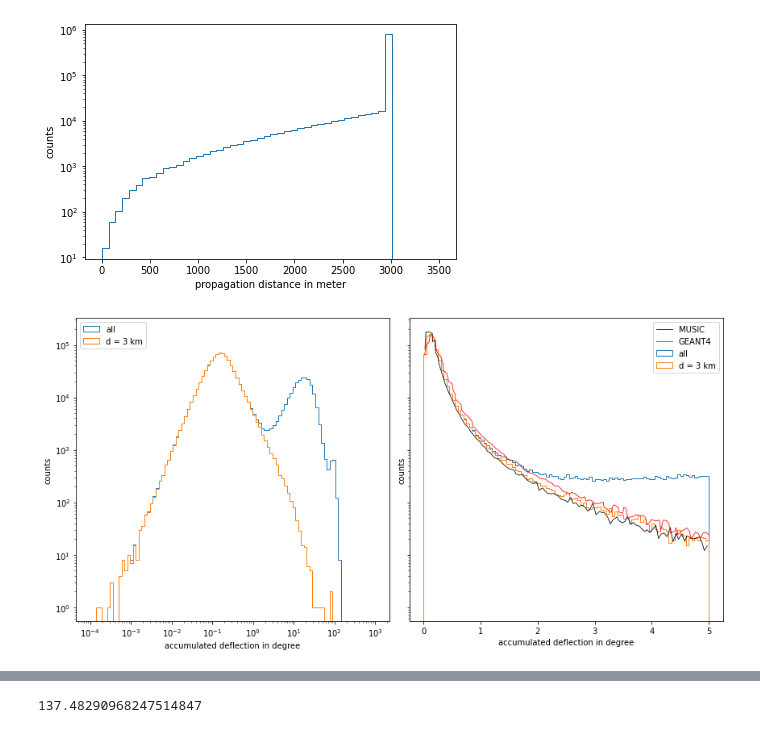
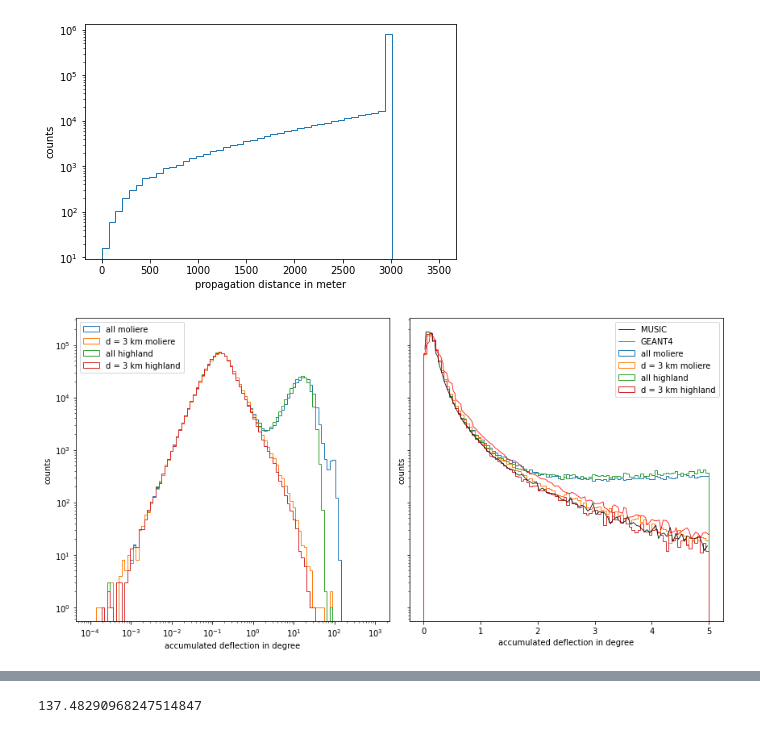
Before and after one commit to pascalgutjahr/muon-deflection-paper, a Jupyter notebook: deflection/compare_MUSIC.ipynb, the cells around one changed output, grey strips where cells are left out. Saved outputs shown, nothing was run; the diff lists cells and outputs as text; code cells hidden in the pictures.

```diff
--- a/deflection/compare_MUSIC.ipynb
+++ b/deflection/compare_MUSIC.ipynb
@@ -24,8 +24,8 @@ os.system('mkdir -p {}'.format(df_dir))
 # %% [output]
 0
 # %%
-df = pd.read_hdf('data/compare_MUSIC/MUSIC_2TeV_3km_water_final.hdf5')
-df
+df_moliere = pd.read_hdf('data/compare_MUSIC/MUSIC_2TeV_3km_water_final.hdf5')
+df_moliere
 # %% [output]
 |  | E_i | E_f | distances | deflection | x_dir_i | y_dir_i | z_dir_i | x_i | y_i | z_i | ... |
 | 0 | 2000.0 | 359.158419 | 3000.000000 | 0.129391 | 0.0 | 0.0 | 1.0 | 0.0 | 0.0 | 0.0 | ... |
@@ -41,6 +41,8 @@ df
 | 999999 | 2000.0 | 305.728388 | 3000.000000 | 0.093982 | 0.0 | 0.0 | 1.0 | 0.0 | 0.0 | 0.0 | ... |
 1000000 rows × 13 columns
 # %%
-E_i = df.E_i[0] * 1e3 # in MeV
-E_f = mode(df.E_f) * 1e3 # in MeV
-n_events = len(df)
+E_i = df_moliere.E_i[0] * 1e3 # in MeV
+E_f = mode(df_moliere.E_f) * 1e3 # in MeV
+n_events = len(df_moliere)
+# %%
+df_highland = pd.read_hdf('data/compare_MUSIC/MUSIC_2TeV_3km_water_final_highland.hdf5')
@@ -145,32 +91,38 @@ if save_plot:
 # %%
 # Deflection
 fig, ax = plt.subplots(1, 2, figsize=(12, 6), sharey=True)
 
 bins = np.logspace(-4, 3, 101)
-ax[0].hist(df.deflection, bins=bins, histtype='step', label='all')
-ax[0].hist(df.deflection[df.distances==3e3], bins=bins, histtype='step', label='d = 3 km')
+ax[0].hist(df_moliere.deflection, bins=bins, histtype='step', label='all moliere')
+ax[0].hist(df_moliere.deflection[df_moliere.distances==3e3], bins=bins, histtype='step', label='d = 3 km moliere')
+
+ax[0].hist(df_highland.deflection, bins=bins, histtype='step', label='all highland')
+ax[0].hist(df_highland.deflection[df_highland.distances==3e3], bins=bins, histtype='step', label='d = 3 km highland')
 ax[0].set_xscale('log')
 ax[0].set_yscale('log')
 ax[0].set_xlabel('accumulated deflection in degree')
 ax[0].set_ylabel('counts')
 ax[0].legend(loc='upper left')
 
 bins = np.linspace(0, 5, 101)
-ax[1].hist(df.deflection, bins=bins, histtype='step', label='all')
-ax[1].hist(df.deflection[df.distances==3e3], bins=bins, histtype='step', label='d = 3 km')
+ax[1].hist(df_moliere.deflection, bins=bins, histtype='step', label='all moliere')
+ax[1].hist(df_moliere.deflection[df_moliere.distances==3e3], bins=bins, histtype='step', label='d = 3 km moliere')
+
+ax[1].hist(df_highland.deflection, bins=bins, histtype='step', label='all highland')
+ax[1].hist(df_highland.deflection[df_highland.distances==3e3], bins=bins, histtype='step', label='d = 3 km highland')
 ax[1].set_yscale('log')
 ax[1].set_xlabel('accumulated deflection in degree')
 ax[1].set_ylabel('counts')
 
 
 ax[1].plot(df_MUSIC_angle['angle'], df_MUSIC_angle['counts'], color='black', linewidth=0.8, label='MUSIC')
 ax[1].plot(df_GEANT4_angle['angle'], df_GEANT4_angle['counts'], color='red', linewidth=0.8, label='GEANT4')
 
 ax[1].legend(loc='upper right')
 
 
 plt.tight_layout()
 if save_plot:
     plt.savefig(plot_dir + '{}_{}_{}events_accumulated_defl.pdf'.format(energy_name(E_i), energy_name(E_f), n_events))
 # %% [output]
-[figure, old version]
+[figure, new version]
```
Also changed, not shown: parts of 17 cells of this notebook, 11 other files.
